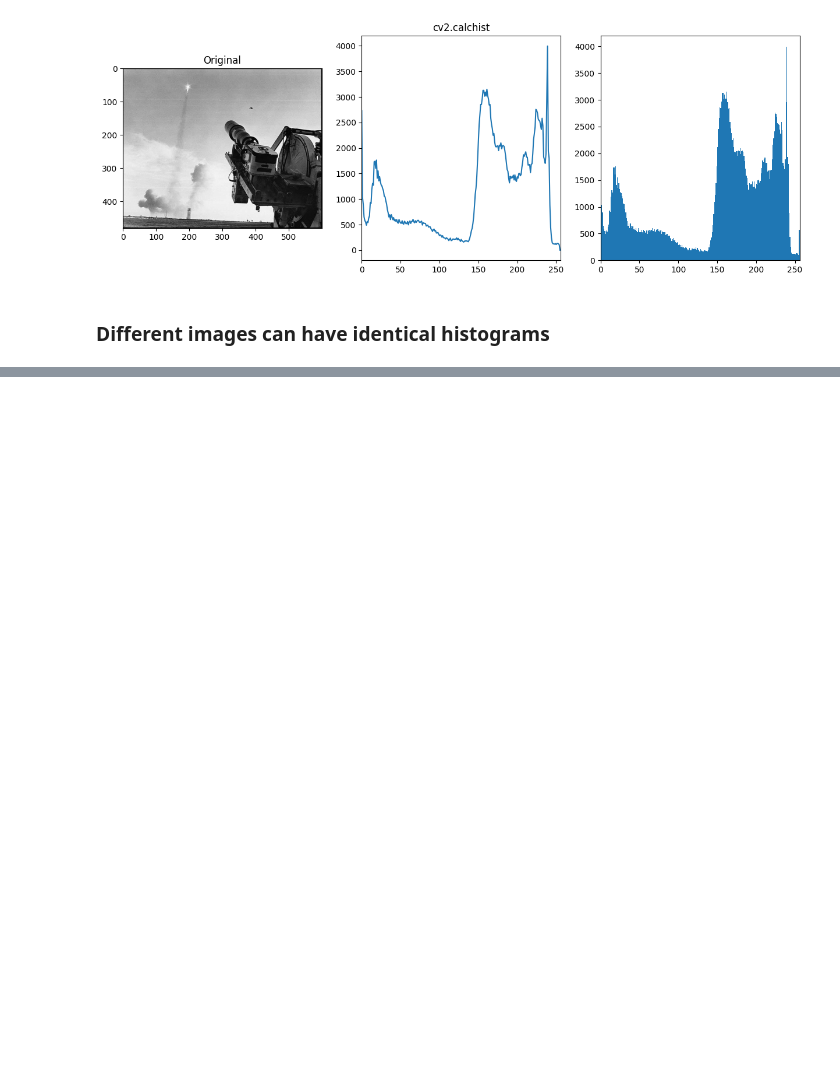
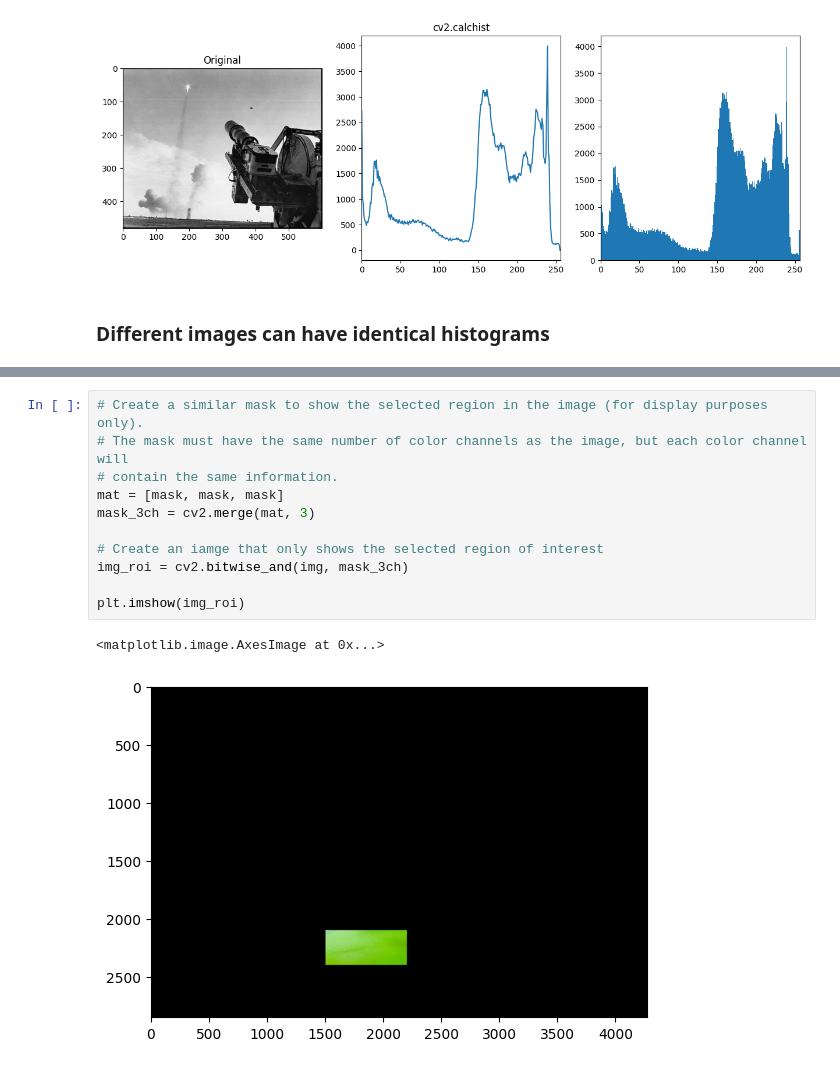
Before and after one commit to kurtgrothe/opencv, a Jupyter notebook: courses/1-mastering-opencv-with-python/modules/3-histograms-and-color-segmentation/code/1-histograms.ipynb, the cells around one changed output, grey strips where cells are left out. Drawn from its saved outputs; the diff is of its cells as text; blank space fills up the shorter version.

```diff
--- a/courses/1-mastering-opencv-with-python/modules/3-histograms-and-color-segmentation/code/1-histograms.ipynb
+++ b/courses/1-mastering-opencv-with-python/modules/3-histograms-and-color-segmentation/code/1-histograms.ipynb
@@ -125,0 +167,14 @@ ax[1,1].hist(img_gradient.flatten(), bins=256, range=[0,256])
+# %%
+# Create a similar mask to show the selected region in the image (for display purposes only).
+# The mask must have the same number of color channels as the image, but each color channel will
+# contain the same information.
+mat = [mask, mask, mask]
+mask_3ch = cv2.merge(mat, 3)
+
+# Create an iamge that only shows the selected region of interest
+img_roi = cv2.bitwise_and(img, mask_3ch)
+
+plt.imshow(img_roi)
+# %% [output]
+<matplotlib.image.AxesImage at 0x...>
+[figure, added]
```
Also changed, not shown: parts of 13 cells of this notebook.
